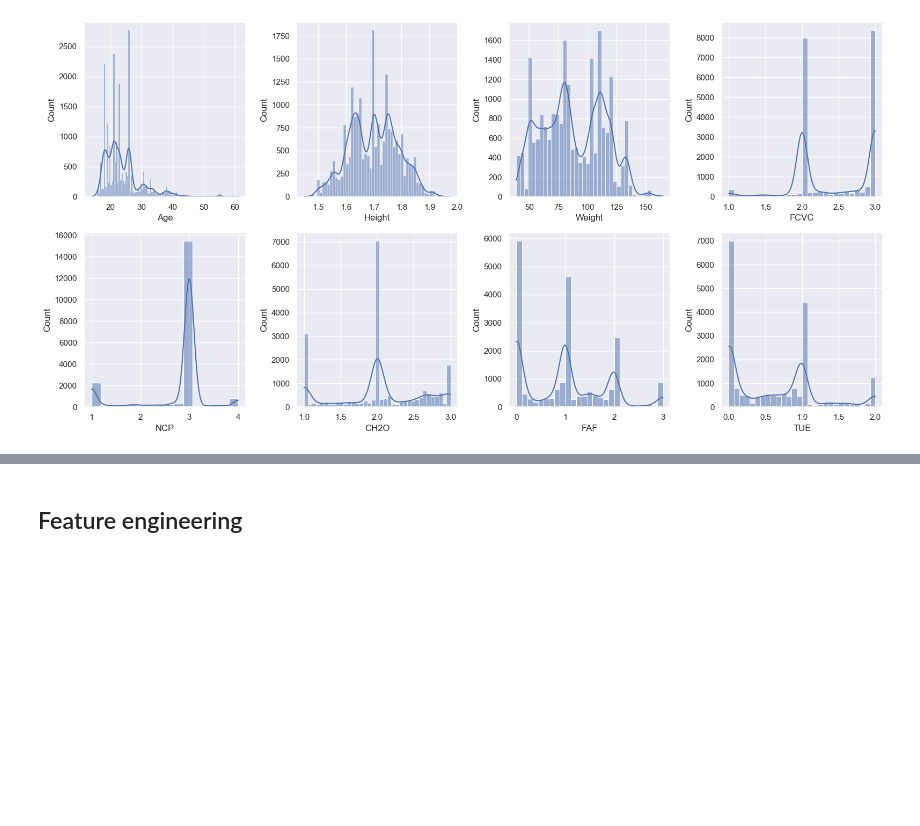
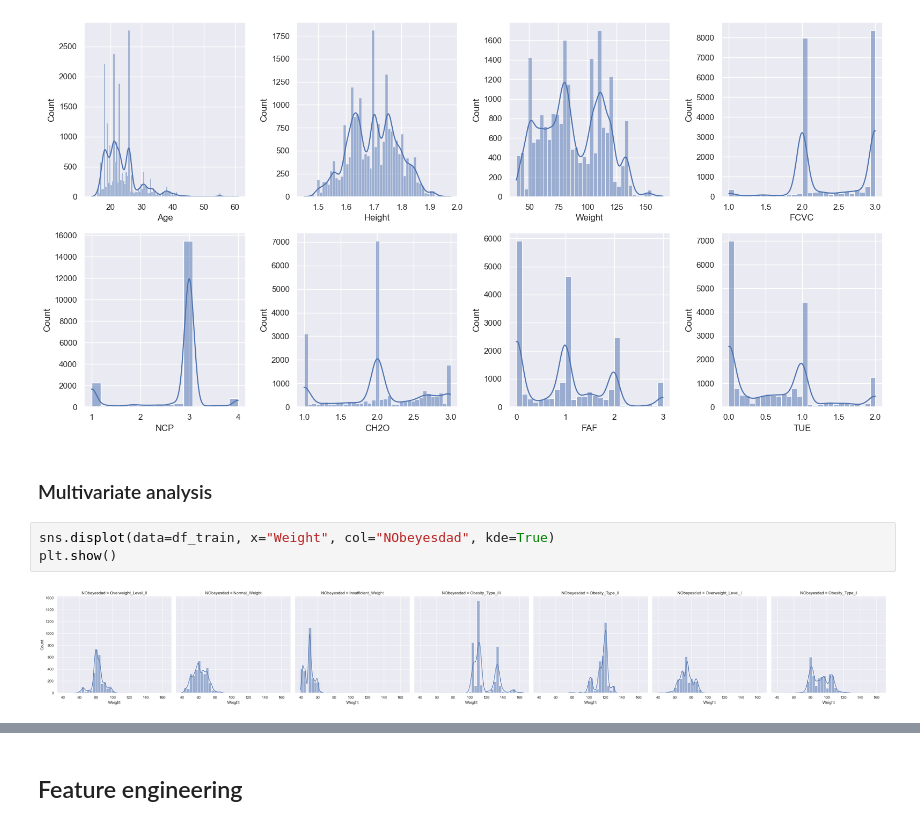
Before and after one commit to lu-julia/data-science-projects, a Jupyter notebook: Obesity Risk Prediction/obesity_risk_prediction.ipynb, the cells around one changed output, grey strips where cells are left out. Saved outputs shown, nothing was run; the diff lists cells and outputs as text; blank space fills up the shorter version.

```diff
--- a/Obesity Risk Prediction/obesity_risk_prediction.ipynb
+++ b/Obesity Risk Prediction/obesity_risk_prediction.ipynb
@@ -191,3 +191,10 @@ plt.tight_layout()
 plt.show()
 # %% [output]
 [figure]
+# %% [markdown]
+### Multivariate analysis
+# %%
+sns.displot(data=df_train, x="Weight", col="NObeyesdad", kde=True)
+plt.show()
+# %% [output]
+[figure, added]
```
Also changed, not shown: parts of 18 cells of this notebook.
